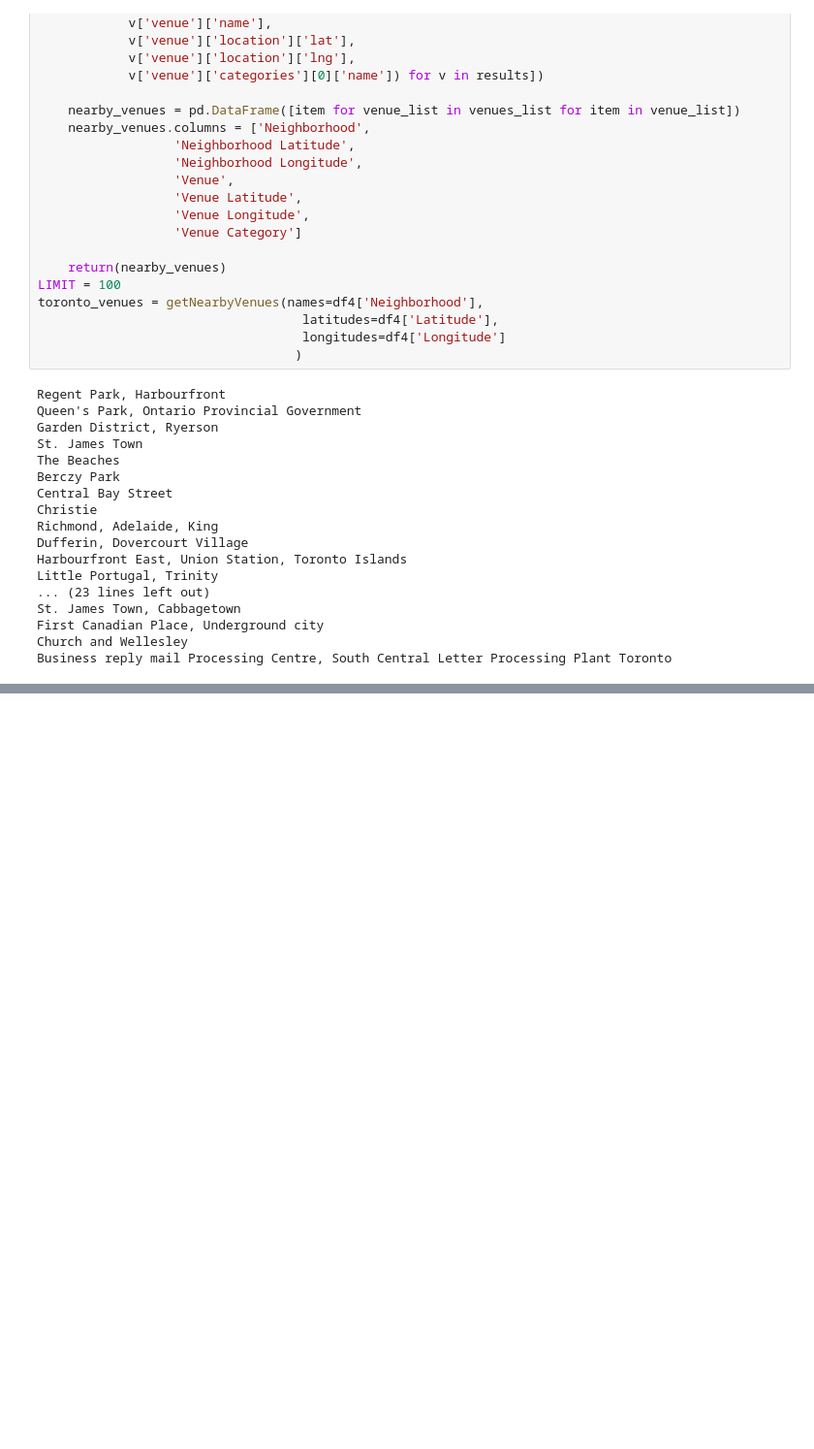
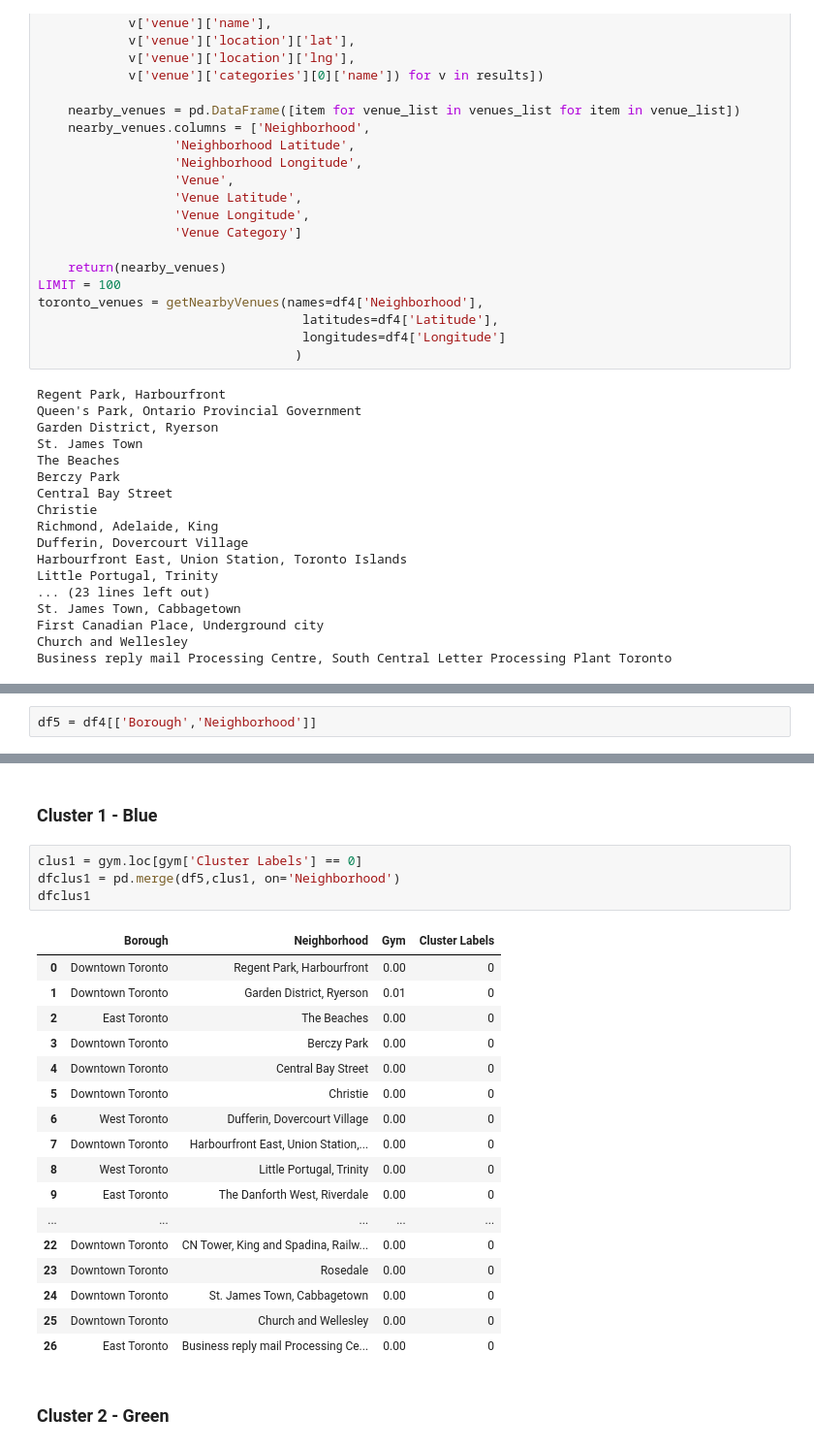
Before and after one commit to Yaw202/Coursera_Capstone, a Jupyter notebook: Code - Final Project - Battle of the Neighborhoods.ipynb, the cells around one changed output, grey strips where cells are left out. Shown at 97% size. Cells and saved outputs as stored; diff of their text form; blank space fills up the shorter version.

```diff
--- a/Code - Final Project - Battle of the Neighborhoods.ipynb
+++ b/Code - Final Project - Battle of the Neighborhoods.ipynb
@@ -483,0 +430,2 @@ toronto_merged
+# %%
+df5 = df4[['Borough','Neighborhood']]
@@ -483,0 +443,26 @@ toronto_merged
+# %% [markdown]
+### Cluster 1 - Blue
+# %%
+clus1 = gym.loc[gym['Cluster Labels'] == 0]
+dfclus1 = pd.merge(df5,clus1, on='Neighborhood')
+dfclus1
+# %% [output]
+|  | Borough | Neighborhood | Gym | Cluster Labels |
+| 0 | Downtown Toronto | Regent Park, Harbourfront | 0.00 | 0 |
+| 1 | Downtown Toronto | Garden District, Ryerson | 0.01 | 0 |
+| 2 | East Toronto | The Beaches | 0.00 | 0 |
+| 3 | Downtown Toronto | Berczy Park | 0.00 | 0 |
+| 4 | Downtown Toronto | Central Bay Street | 0.00 | 0 |
+| 5 | Downtown Toronto | Christie | 0.00 | 0 |
+| 6 | West Toronto | Dufferin, Dovercourt Village | 0.00 | 0 |
+| 7 | Downtown Toronto | Harbourfront East, Union Station,... | 0.00 | 0 |
+| 8 | West Toronto | Little Portugal, Trinity | 0.00 | 0 |
+| 9 | East Toronto | The Danforth West, Riverdale | 0.00 | 0 |
+| ... | ... | ... | ... | ... |
+| 22 | Downtown Toronto | CN Tower, King and Spadina, Railw... | 0.00 | 0 |
+| 23 | Downtown Toronto | Rosedale | 0.00 | 0 |
+| 24 | Downtown Toronto | St. James Town, Cabbagetown | 0.00 | 0 |
+| 25 | Downtown Toronto | Church and Wellesley | 0.00 | 0 |
+| 26 | East Toronto | Business reply mail Processing Ce... | 0.00 | 0 |
+# %% [markdown]
+### Cluster 2 - Green
```
Also changed, not shown: parts of 61 cells of this notebook.
